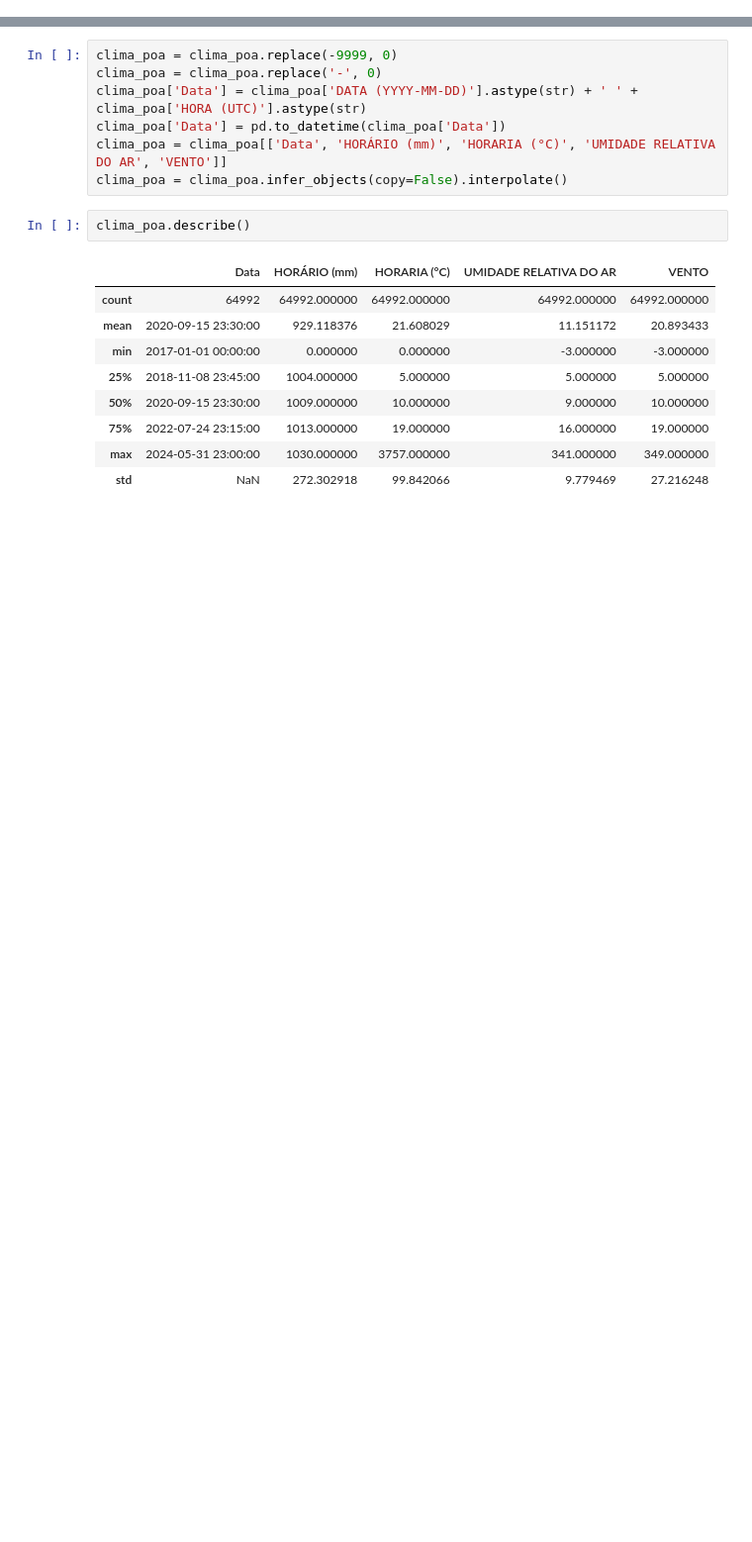
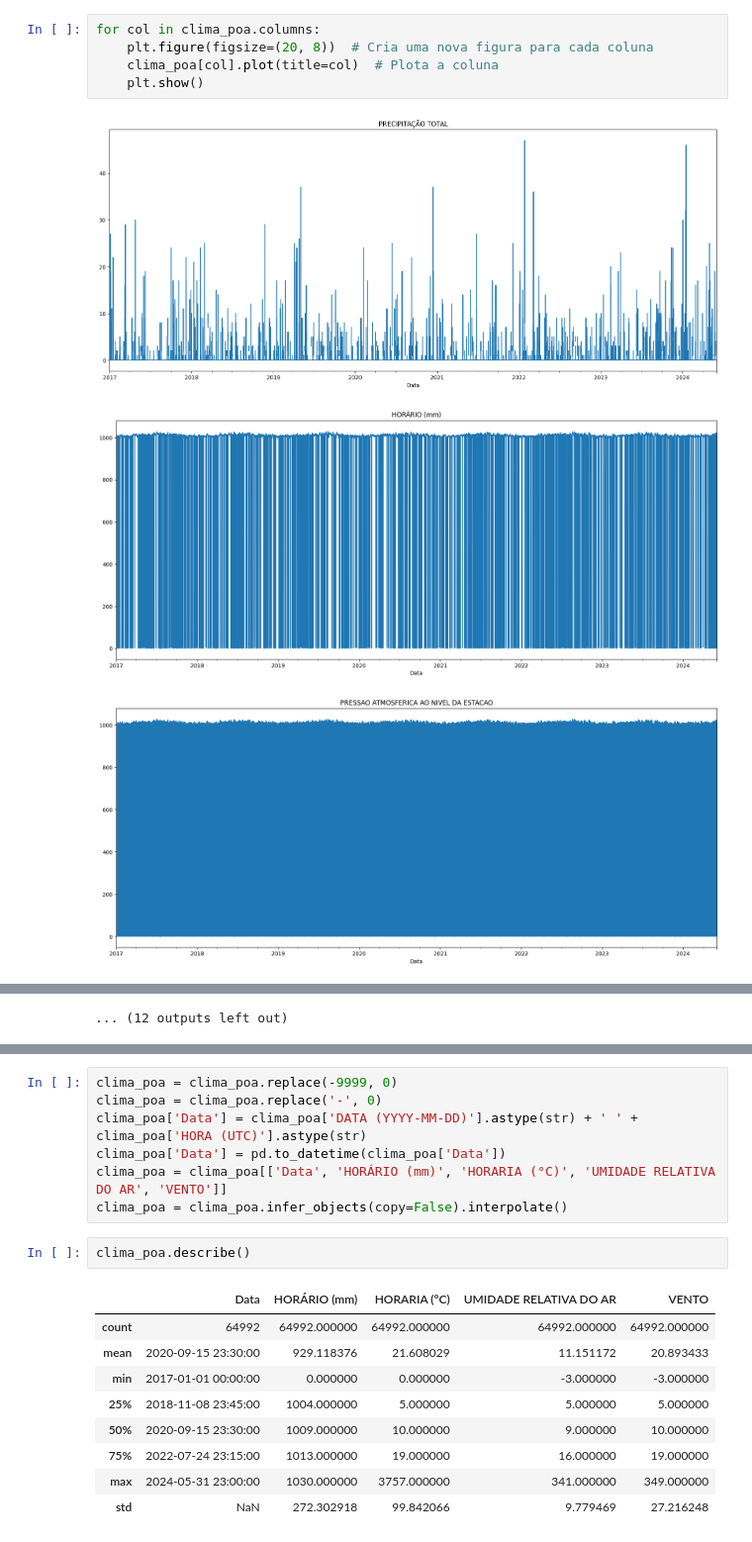
Before and after one commit to craudinmoreira/ML-TCC-Claudio-Moreira, a Jupyter notebook: concat.ipynb, the cells around one changed output, grey strips where cells are left out. Shown at 99% size. Drawn from its saved outputs; the diff is of its cells as text; blank space fills up the shorter version.

```diff
--- a/concat.ipynb
+++ b/concat.ipynb
@@ -6,0 +77,9 @@ pd.set_option('future.no_silent_downcasting', True)
+# %%
+for col in clima_poa.columns:
+    plt.figure(figsize=(20, 8))  # Cria uma nova figura para cada coluna
+    clima_poa[col].plot(title=col)  # Plota a coluna
+    plt.show()
+# %% [output]
+[figure, added]
+[figure, added]
+[figure, added]
@@ -6,0 +95 @@ pd.set_option('future.no_silent_downcasting', True)
+... (12 outputs left out)
```
Also changed, not shown: parts of 8 cells of this notebook, 10 other files.
